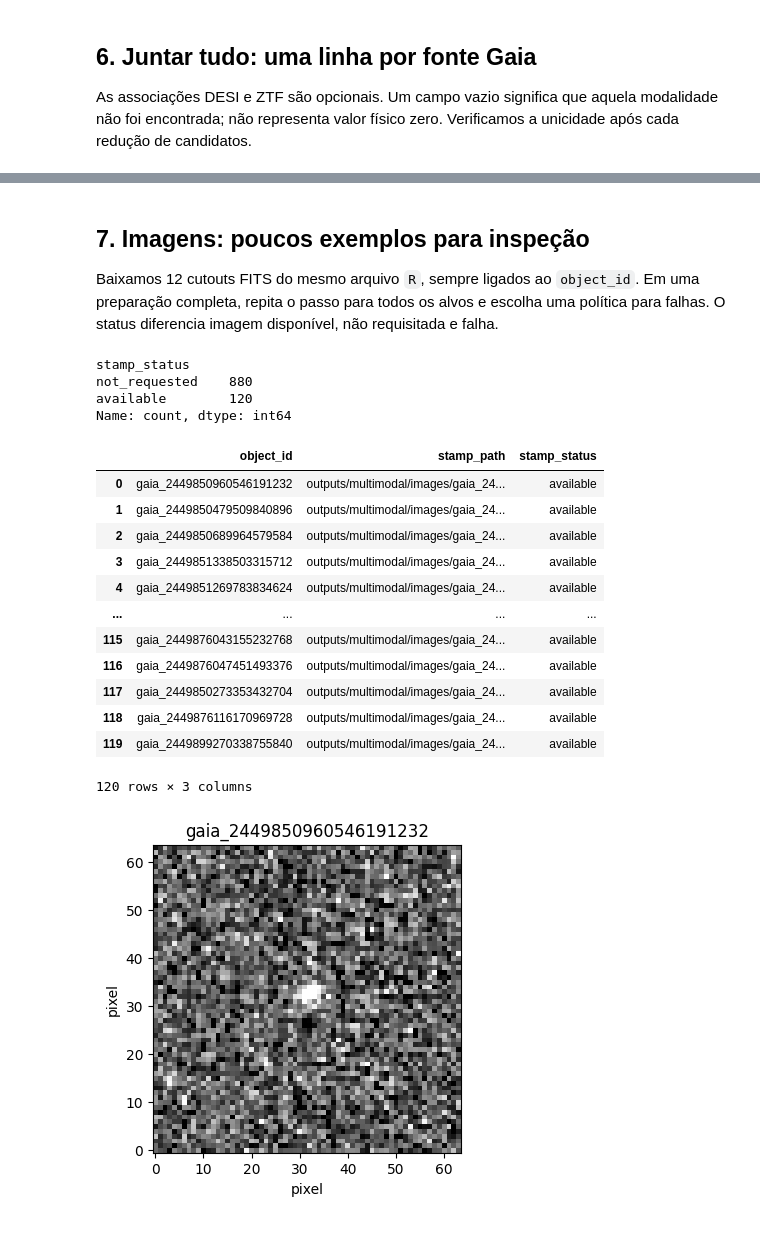
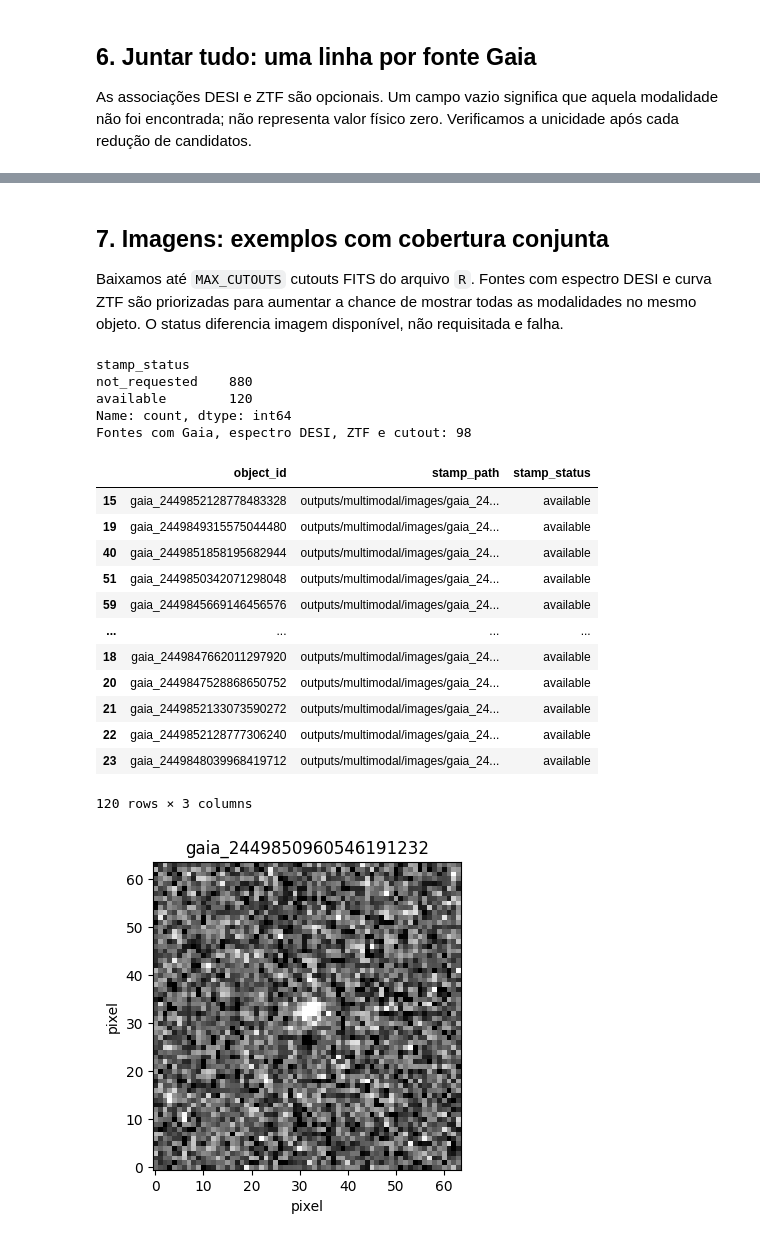
Before and after one commit to Schwarzam/SAB-AI-Scope-workshop, a Jupyter notebook: notebooks/05_multimodal_dataset.ipynb, the cells around one changed output, grey strips where cells are left out. Drawn from its saved outputs; the diff is of its cells as text; code cells hidden in the pictures.

```diff
--- a/notebooks/05_multimodal_dataset.ipynb
+++ b/notebooks/05_multimodal_dataset.ipynb
@@ -256,7 +304,10 @@ manifest = manifest.merge(ztf_features, on="object_id", how="left", validate="on
 manifest["n_desi_candidates"] = manifest["n_desi_candidates"].fillna(0).astype(int)
 manifest["n_ztf_candidates"] = manifest["n_ztf_candidates"].fillna(0).astype(int)
 manifest["has_desi"] = manifest["desi_id"].notna()
+manifest["has_desi_spectrum"] = manifest["desi_id"].isin(valid_spectra_ids)
 manifest["has_ztf"] = manifest["ztf_id"].notna()
+ztf_filter_counts = raw_ztf.groupby("object_id")["filterid"].nunique()
+manifest["n_ztf_filters"] = manifest["object_id"].map(ztf_filter_counts).fillna(0).astype(int)
 manifest["has_good_astrometry"] = pd.to_numeric(manifest["ruwe"], errors="coerce").lt(1.4) & manifest["parallax"].notna()
 manifest["has_secure_desi_z"] = (manifest["has_desi"]
                                   & pd.to_numeric(manifest["zwarn"], errors="coerce").eq(0)
@@ -287,48 +338,55 @@ Manifest: 1000 objetos, 126 com DESI, 908 com ZTF
 | 8 | gaia_2449850445150500224 | 19.116056 | 2.749333 | <NA> | 1492206400007085 | 49.0 | 0.258702 |
 | 9 | gaia_2449851067921701504 | 17.292448 | 1.861641 | <NA> | 1492106400004076 | 48.0 | 0.206565 |
 # %% [markdown]
-## 7. Imagens: poucos exemplos para inspeção
+## 7. Imagens: exemplos com cobertura conjunta
 
-Baixamos 12 cutouts FITS do mesmo arquivo `R`, sempre ligados ao `object_id`. Em uma preparação completa, repita o passo para todos os alvos e escolha uma política para falhas. O status diferencia imagem disponível, não requisitada e falha.
+Baixamos até `MAX_CUTOUTS` cutouts FITS do arquivo `R`. Fontes com espectro DESI e curva ZTF são priorizadas para aumentar a chance de mostrar todas as modalidades no mesmo objeto. O status diferencia imagem disponível, não requisitada e falha.
 # %%
 image_dir = OUT / "images"
 image_dir.mkdir(exist_ok=True)
-for idx, row in manifest.head(MAX_CUTOUTS).iterrows():
+stamp_targets = (manifest.assign(_overlap=manifest.has_desi_spectrum & manifest.has_ztf)
+                 .sort_values(["_overlap", "image_distance_deg"], ascending=[False, True])
+                 .head(MAX_CUTOUTS))
+for idx, row in stamp_targets.iterrows():
     try:
         stamp_bytes = cl.create_stamp(
             file_id=int(image_file["id"]), ra=float(row["ra"]), dec=float(row["dec"]),
             size=STAMP_PIXELS, size_unit="pixels", format="fits",
         )
         with fits.open(BytesIO(stamp_bytes)) as hdul:
             plane = next((hdu.data for hdu in hdul if hdu.data is not None), None)
             if plane is None or not np.isfinite(plane).any():
                 raise ValueError("cutout sem pixels finitos")
         path = image_dir / f"{row['object_id']}_R.fits"
         path.write_bytes(stamp_bytes)
         manifest.loc[idx, "stamp_path"] = str(path)
         manifest.loc[idx, "stamp_status"] = "available"
     except Exception as exc:
         manifest.loc[idx, "stamp_status"] = f"failed: {type(exc).__name__}"
 
+manifest["has_full_multimodal"] = (manifest.has_desi_spectrum & manifest.has_ztf
+                                   & manifest.stamp_status.eq("available"))
 print(manifest.stamp_status.value_counts())
-display(manifest[["object_id", "stamp_path", "stamp_status"]].head(MAX_CUTOUTS))
+print(f"Fontes com Gaia, espectro DESI, ZTF e cutout: {manifest.has_full_multimodal.sum()}")
+display(manifest.loc[stamp_targets.index, ["object_id", "stamp_path", "stamp_status"]].head(MAX_CUTOUTS))
 # %% [output]
 stamp_status
 not_requested    880
 available        120
 Name: count, dtype: int64
+Fontes com Gaia, espectro DESI, ZTF e cutout: 98
 |  | object_id | stamp_path | stamp_status |
-| 0 | gaia_2449850960546191232 | outputs/multimodal/images/gaia_24... | available |
-| 1 | gaia_2449850479509840896 | outputs/multimodal/images/gaia_24... | available |
-| 2 | gaia_2449850689964579584 | outputs/multimodal/images/gaia_24... | available |
-| 3 | gaia_2449851338503315712 | outputs/multimodal/images/gaia_24... | available |
-| 4 | gaia_2449851269783834624 | outputs/multimodal/images/gaia_24... | available |
+| 15 | gaia_2449852128778483328 | outputs/multimodal/images/gaia_24... | available |
+| 19 | gaia_2449849315575044480 | outputs/multimodal/images/gaia_24... | available |
+| 40 | gaia_2449851858195682944 | outputs/multimodal/images/gaia_24... | available |
+| 51 | gaia_2449850342071298048 | outputs/multimodal/images/gaia_24... | available |
+| 59 | gaia_2449845669146456576 | outputs/multimodal/images/gaia_24... | available |
 | ... | ... | ... | ... |
-| 115 | gaia_2449876043155232768 | outputs/multimodal/images/gaia_24... | available |
-| 116 | gaia_2449876047451493376 | outputs/multimodal/images/gaia_24... | available |
-| 117 | gaia_2449850273353432704 | outputs/multimodal/images/gaia_24... | available |
-| 118 | gaia_2449876116170969728 | outputs/multimodal/images/gaia_24... | available |
-| 119 | gaia_2449899270338755840 | outputs/multimodal/images/gaia_24... | available |
+| 18 | gaia_2449847662011297920 | outputs/multimodal/images/gaia_24... | available |
+| 20 | gaia_2449847528868650752 | outputs/multimodal/images/gaia_24... | available |
+| 21 | gaia_2449852133073590272 | outputs/multimodal/images/gaia_24... | available |
+| 22 | gaia_2449852128777306240 | outputs/multimodal/images/gaia_24... | available |
+| 23 | gaia_2449848039968419712 | outputs/multimodal/images/gaia_24... | available |
 120 rows × 3 columns
 # %%
 available = manifest[manifest.stamp_status.eq("available")]
```
Also changed, not shown: parts of 11 cells of this notebook, 2 other files.
